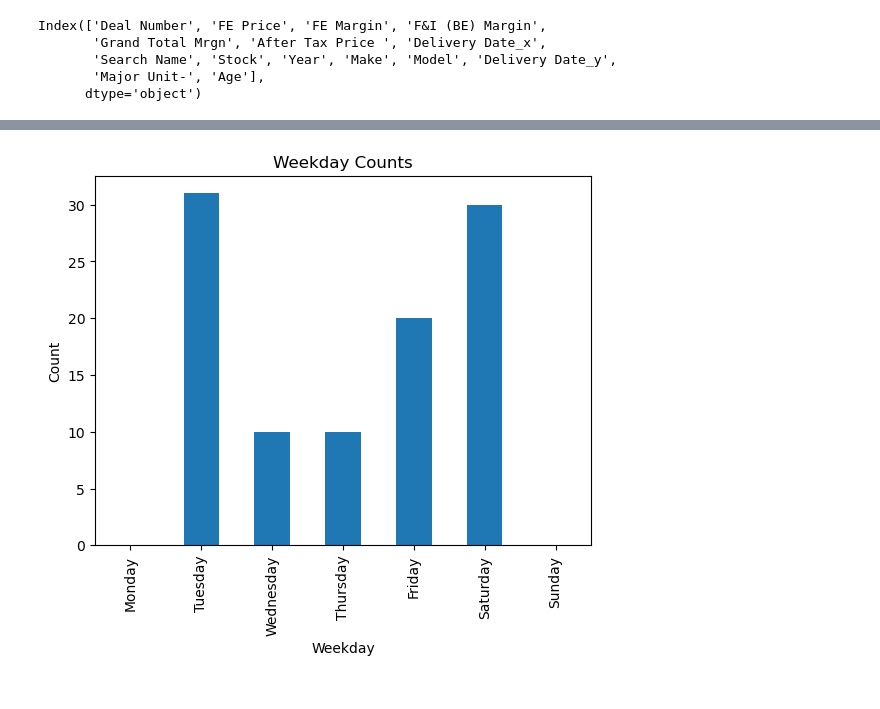
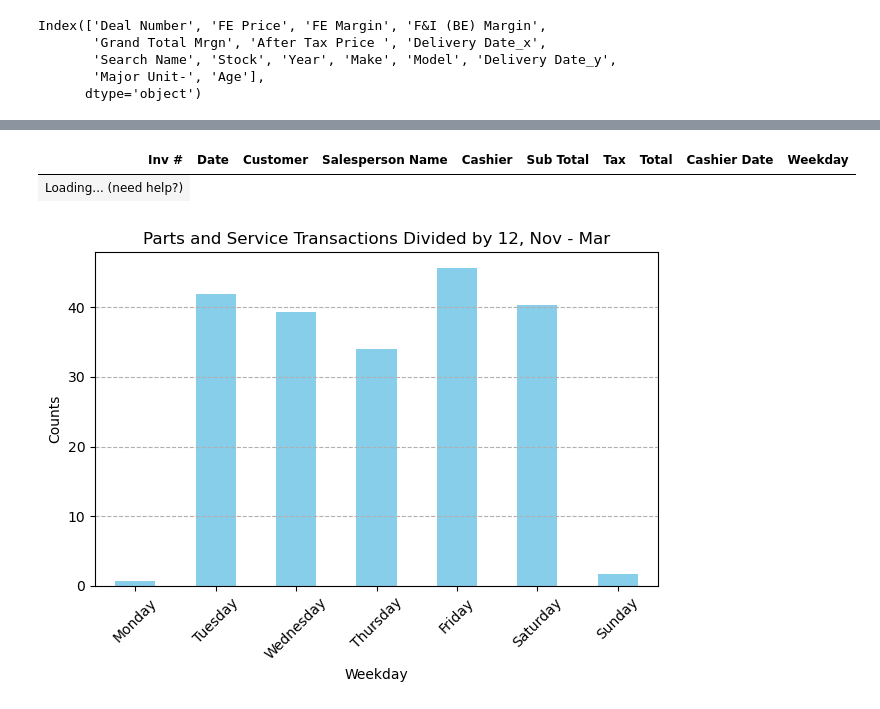
Before and after one commit to TrevorLake/UNIT_ANALYSIS, a Jupyter notebook: Untitled-1.ipynb, the cells around one changed output, grey strips where cells are left out. Saved outputs shown, nothing was run; the diff lists cells and outputs as text; code cells hidden in the pictures.

```diff
--- a/Untitled-1.ipynb
+++ b/Untitled-1.ipynb
@@ -19,7 +19,12 @@ df2 = pd.read_csv('Sold Units - TL.csv')
 df3 = pd.read_csv('Inventory - TL.csv')
 df4 = pd.read_csv("Parts Invoices To Customers - TL.csv")
 df5 = pd.read_csv("Service Transactions By Date - TL.csv")
+
 merged_df = pd.merge(df1, df2, on='Deal Number')
+
+df4.dropna()
+df5.dropna()
+df5 = df5[df5["RO Totals-Major "] == "0.00"]
 # %%
 merged_df.columns
 # %% [output]
@@ -62,29 +70,34 @@ TypeError: descriptor 'weekday' for 'datetime.date' objects doesn't apply to a '
-# %%
-
-# Count occurrences of each weekday
-weekday_counts = filtered['Weekday'].value_counts()
-
-# Ensure that all weekdays are represented
-for i in range(7):
-    if i not in weekday_counts:
-        weekday_counts[i] = 0
-
-weekday_counts = weekday_counts.sort_index()
-
-# Rename the index for better visualization
-weekday_names = ['Monday', 'Tuesday', 'Wednesday', 'Thursday', 'Friday', 'Saturday', 'Sunday']
-weekday_counts.index = weekday_names
-
-# Plot
-weekday_counts.plot(kind='bar')
-
-plt.title('Weekday Counts')
-plt.ylabel('Count')
-plt.xlabel('Weekday')
-
-plt.show()
-# %% [output]
-[figure, removed]
+# %%
+df4
+# %% [output]
+| Inv # | Date | Customer | Salesperson Name | Cashier | Sub Total | Tax | Total | Cashier Date | Weekday |
+| Loading... (need help?) |
+# %%
+import matplotlib.pyplot as plt
+
+# Get weekday counts for df4 and df5
+df4_counts = df4['Weekday'].value_counts()
+df5_counts = df5['Weekday'].value_counts()
+
+# Combine the counts
+combined_counts = df4_counts.add(df5_counts, fill_value=0).astype(int)
+combined_counts /= 12
+
+# Sort by day order for better visualization
+order = ['Monday', 'Tuesday', 'Wednesday', 'Thursday', 'Friday', 'Saturday', 'Sunday']
+combined_counts = combined_counts.reindex(order)
+
+# Plot the combined counts
+combined_counts.plot(kind='bar', color='skyblue')
+plt.title('Parts and Service Transactions Divided by 12, Nov - Mar')
+plt.ylabel('Counts')
+plt.xlabel('Weekday')
+plt.xticks(rotation=45)
+plt.grid(axis='y', linestyle='--', alpha=1)
+plt.tight_layout()
+plt.show()
+# %% [output]
+[figure, added]
 # %%
 merged_df = merged_df.drop_duplicates(subset='Deal Number')
 merged_df = merged_df.dropna().loc[(merged_df['Age'] < 1000) & (merged_df['Age'] > -50)]
```
Also changed, not shown: parts of 1 cell of this notebook.
